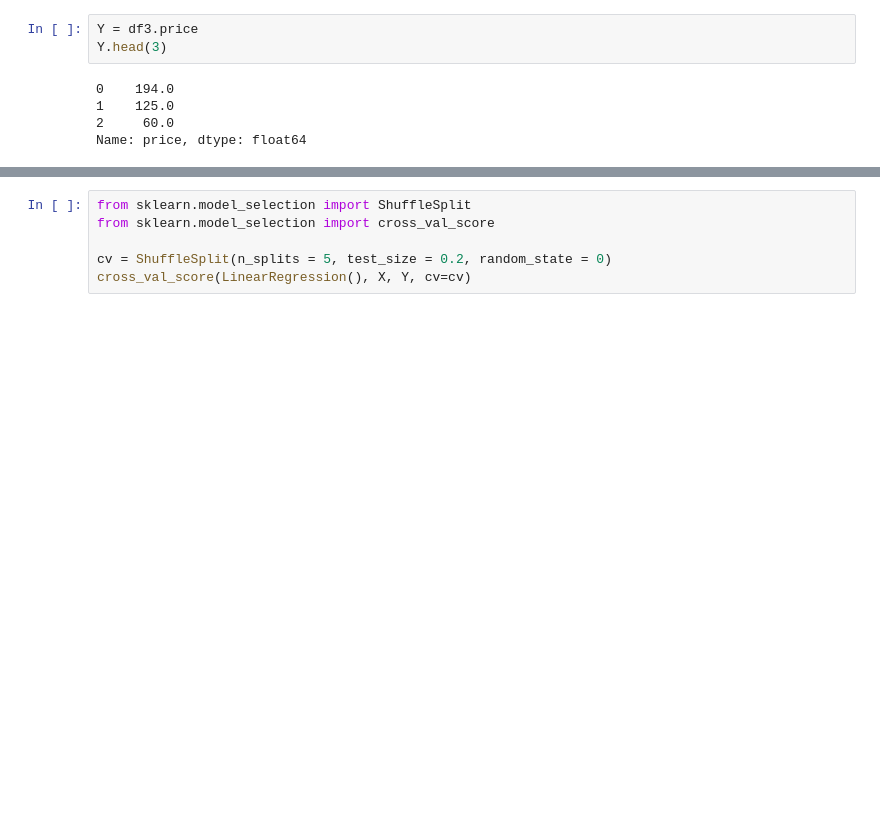
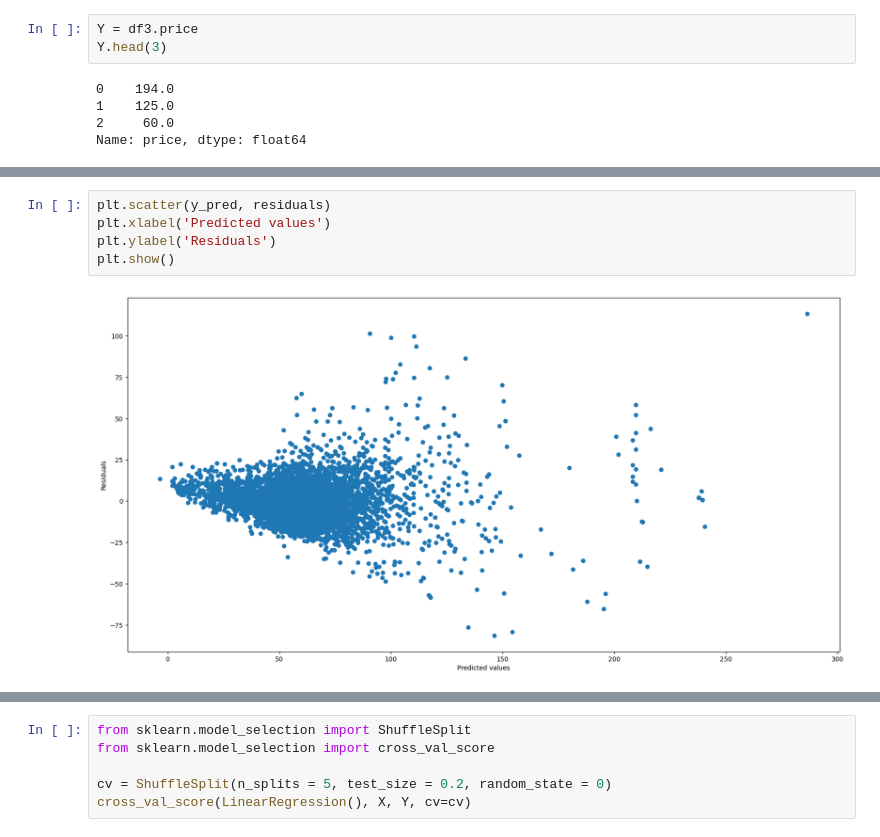
Before and after one commit to wswu001/Real_Estate_Prediction, a Jupyter notebook: data_modeling.ipynb, the cells around one changed output, grey strips where cells are left out. Cells and saved outputs as stored; diff of their text form; blank space fills up the shorter version.

```diff
--- a/data_modeling.ipynb
+++ b/data_modeling.ipynb
@@ -68,0 +105,7 @@ Name: price, dtype: float64
+# %%
+plt.scatter(y_pred, residuals)
+plt.xlabel('Predicted values')
+plt.ylabel('Residuals')
+plt.show()
+# %% [output]
+[figure, added]
```
Also changed, not shown: parts of 19 cells of this notebook.
